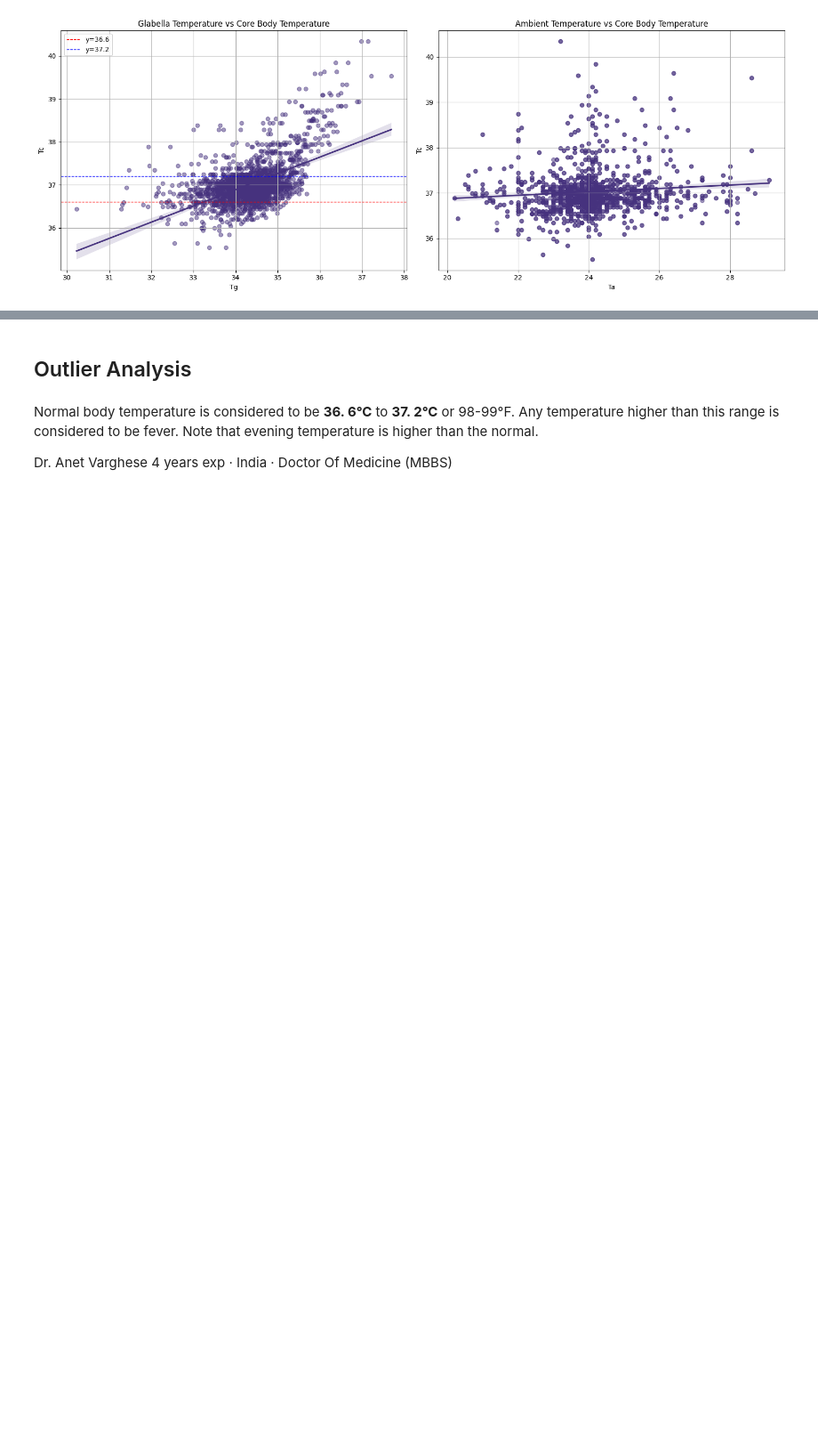
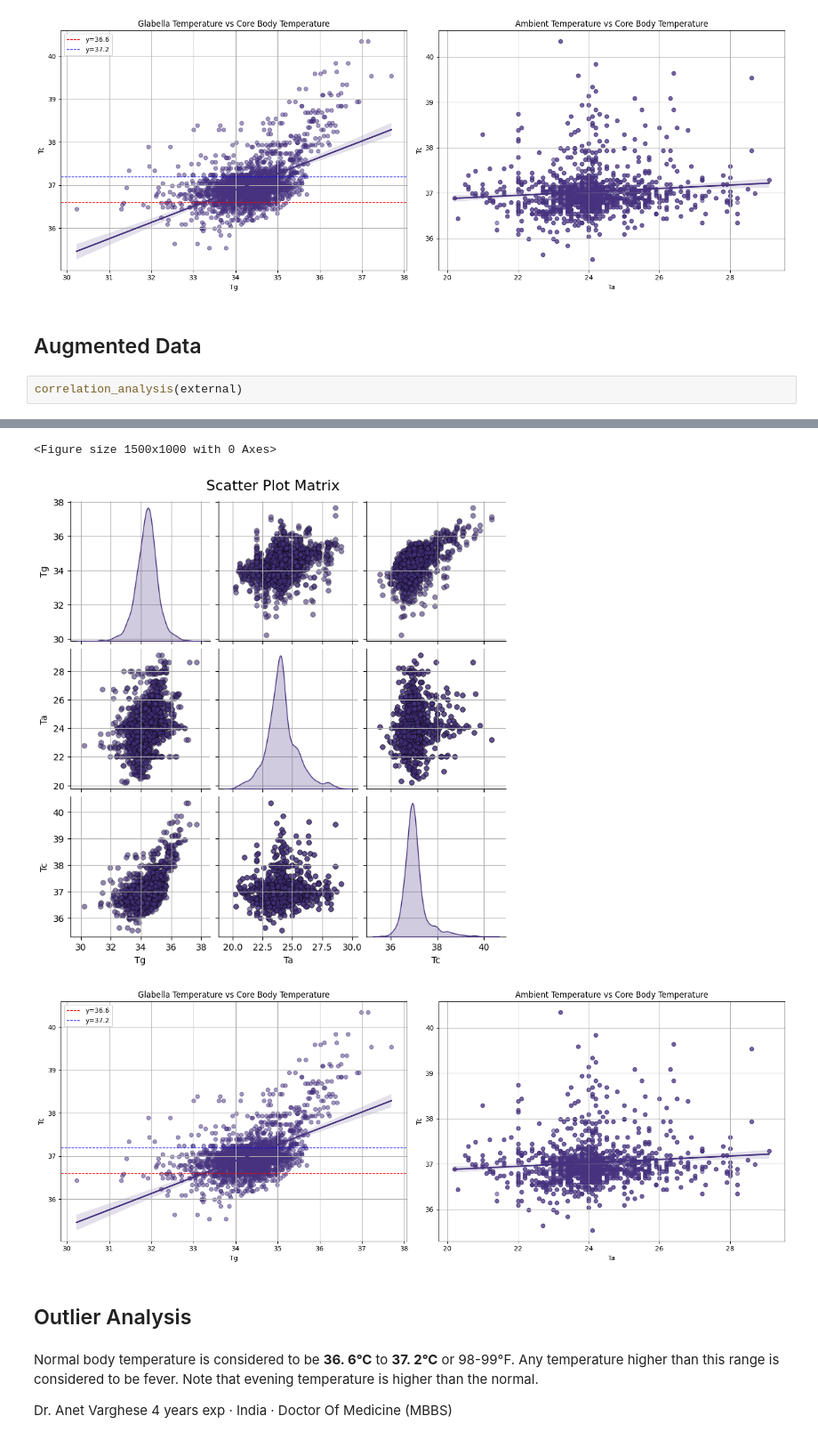
Before and after one commit to woaine/calcifer, a Jupyter notebook: notebooks/eda.ipynb, the cells around one changed output, grey strips where cells are left out. Shown at 89% size. Drawn from its saved outputs; the diff is of its cells as text; blank space fills up the shorter version.

```diff
--- a/notebooks/eda.ipynb
+++ b/notebooks/eda.ipynb
@@ -98,3 +143,8 @@ Ta vs Tc: rho = 0.1016, p-value = 4.5605e-06
 <Figure size 1500x1000 with 0 Axes>
 [figure]
 [figure]
+# %% [markdown]
+## Augmented Data
+# %%
+correlation_analysis(external)
+# %% [output]
@@ -101,3 +169,6 @@ Ta vs Tc: rho = 0.1016, p-value = 4.5605e-06
+<Figure size 1500x1000 with 0 Axes>
+[figure, added]
+[figure, added]
 # %% [markdown]
 ## Outlier Analysis
 # %% [markdown]
```
Also changed, not shown: parts of 39 cells of this notebook.
